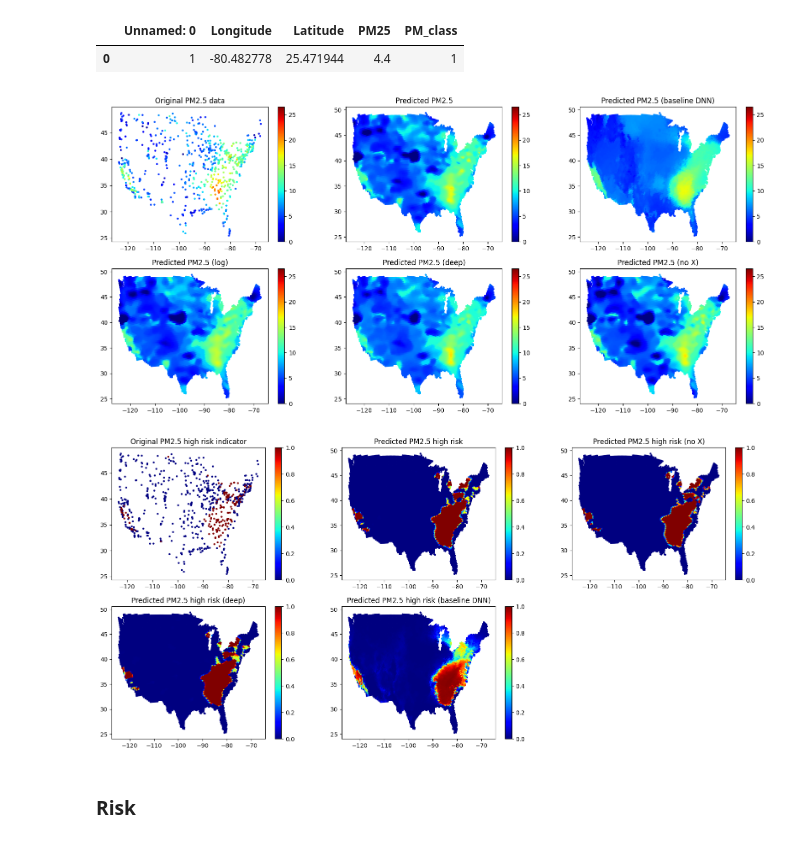
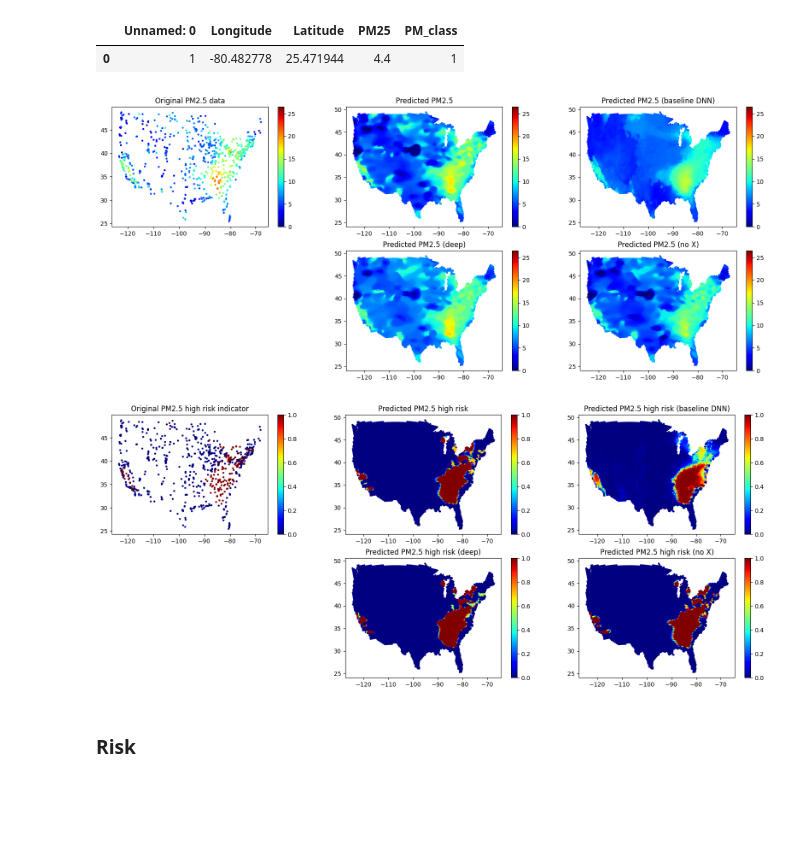
Before and after one commit to rnjsgjswjd/DeepKriging, a Jupyter notebook: Application_Study.ipynb, the cells around one changed output. Cells and saved outputs as stored; diff of their text form; code cells hidden in the pictures; blank space fills up the shorter version.

```diff
--- a/Application_Study.ipynb
+++ b/Application_Study.ipynb
@@ -1198,9 +1153,6 @@ s = np.vstack((lon, lat)).T
 
 ## 예측값 저장
 PM25_pred_combine = np.concatenate((s, normalized_X_pred, PM25_pred), axis=1) # DeepKriging 예측값 저장
-
-PM25_pred_log_back = np.exp(PM25_pred_log)-1 # DeepKriging 예측값 역변환
-PM25_pred_log_combine = np.concatenate((s, normalized_X_pred, PM25_pred_log_back), axis=1) # 수정된 DeepKriging 예측값 저장: 재변환
 
 PM25_pred_deep_combine = np.concatenate((s, normalized_X_pred, PM25_pred_deep), axis=1) # DeepKriging with deeper hidden layers 예측값 저장
 
@@ -1238,7 +1190,7 @@ vmax = max(df2['PM25'].max(), PM25_pred.max(), PM25_pred_log_back.max(), PM25_pr
 cmap = 'jet'
 s=5
 
-fig, axs = plt.subplots(2, 3, figsize=(20,9))
+fig, axs = plt.subplots(2, 3, figsize=(20,8))
 
 # 원자료 시각화
 sc1 = axs[0, 0].scatter(df2.values[:,1], df2.values[:,2], c=df2.values[:,3], s=s, cmap=cmap, vmin=vmin, vmax=vmax )
@@ -1246,49 +1198,45 @@ axs[0, 0].set_title('Original PM2.5 data')
 axs[0, 0].set_xlabel('')
 axs[0, 0].set_ylabel('')
 fig.colorbar(sc1, ax=axs[0, 0])
 
 # PM2.5 예측값 시각화
 sc2 = axs[0, 1].scatter(PM25_pred_combine[:,0], PM25_pred_combine[:,1], c=PM25_pred_combine[:,8], s=s, cmap=cmap, vmin=vmin, vmax=vmax)
 axs[0, 1].set_title('Predicted PM2.5')
 axs[0, 1].set_xlabel('')
 axs[0, 1].set_ylabel('')
-fig.colorbar(sc2, ax=axs[0, 1])
-
-# 로그변환 시각화
-sc3 = axs[1, 0].scatter(PM25_pred_log_combine[:,0], PM25_pred_log_combine[:,1], c=PM25_pred_log_combine[:,8], s=s, cmap=cmap, vmin=vmin, vmax=vmax)
-axs[1, 0].set_title('Predicted PM2.5 (log)')
-axs[1, 0].set_xlabel('')
-axs[1, 0].set_ylabel('')
-fig.colorbar(sc3, ax=axs[1, 0])
+fig.colorbar(sc1, ax=axs[0, 1])
 
 # 더 깊은 모형 시각화
 sc4 = axs[1, 1].scatter(PM25_pred_deep_combine[:,0], PM25_pred_deep_combine[:,1], c=PM25_pred_deep_combine[:,8], s=s, cmap=cmap, vmin=vmin, vmax=vmax)
 axs[1, 1].set_title('Predicted PM2.5 (deep)')
 axs[1, 1].set_xlabel('')
 axs[1, 1].set_ylabel('')
-fig.colorbar(sc4, ax=axs[1, 1])
+fig.colorbar(sc1, ax=axs[1, 1])
 
 # Baseline DNN 시각화
 sc5 = axs[0, 2].scatter(PM25_pred_base_combine[:,0], PM25_pred_base_combine[:,1], c=PM25_pred_base_combine[:,8], s=s, cmap=cmap, vmin=vmin, vmax=vmax)
 axs[0, 2].set_title('Predicted PM2.5 (baseline DNN)')
 axs[0, 2].set_xlabel('')
 axs[0, 2].set_ylabel('')
-fig.colorbar(sc5, ax=axs[0, 2])
+fig.colorbar(sc1, ax=axs[0, 2])
 
 # Baseline DNN No X 시각화
 sc6 = axs[1, 2].scatter(PM25_pred_nx_combine[:,0], PM25_pred_nx_combine[:,1], c=PM25_pred_nx_combine[:,2], s=s, cmap=cmap, vmin=vmin, vmax=vmax)
 axs[1, 2].set_title('Predicted PM2.5 (no X)')
 axs[1, 2].set_xlabel('')
 axs[1, 2].set_ylabel('')
-fig.colorbar(sc6, ax=axs[1, 2])
+fig.colorbar(sc1, ax=axs[1, 2])
+
+# 남은 한칸 공백으로 설정
+axs[1, 0].axis('off')
 
 plt.show()
 # %% [output]
-[figure, old version]
+[figure, new version]
 # %%
 # Classification 결과 시각화
-
-fig, axs = plt.subplots(2, 3, figsize=(20,9))
+cmap = 'jet'
+fig, axs = plt.subplots(2, 3, figsize=(20,8))
 
 # PM2.5 class 관측값 시각화
 scp1 = axs[0, 0].scatter(df2.values[:,1], df2.values[:,2], c=df2.values[:,4]-1, s=s, cmap=cmap, vmin=0, vmax=1)
@@ -1306,31 +1254,31 @@ axs[0, 1].set_ylabel('')
 fig.colorbar(scp2, ax=axs[0, 1])
 
 # DeepKriging with deeper hidden layers class 예측값 시각화
-scp3 = axs[1, 0].scatter(PM25_pred_deep_class_combine[:,0], PM25_pred_deep_class_combine[:,1], c=PM25_pred_deep_class_combine[:,8], s=s, cmap=cmap, vmin=0, vmax=1)
-axs[1, 0].set_title('Predicted PM2.5 high risk (deep)')
-axs[1, 0].set_xlabel('')
-axs[1, 0].set_ylabel('')
-fig.colorbar(scp3, ax=axs[1, 0])
+scp3 = axs[1, 1].scatter(PM25_pred_deep_class_combine[:,0], PM25_pred_deep_class_combine[:,1], c=PM25_pred_deep_class_combine[:,8], s=s, cmap=cmap, vmin=0, vmax=1)
+axs[1, 1].set_title('Predicted PM2.5 high risk (deep)')
+axs[1, 1].set_xlabel('')
+axs[1, 1].set_ylabel('')
+fig.colorbar(scp3, ax=axs[1, 1])
 
 # Baseline DNN class 예측값 시각화
-scp4 = axs[1, 1].scatter(PM25_pred_base_class_combine[:,0], PM25_pred_base_class_combine[:,1], c=PM25_pred_base_class_combine[:,8], s=s, cmap=cmap, vmin=0, vmax=1)
-axs[1, 1].set_title('Predicted PM2.5 high risk (baseline DNN)')
-axs[1, 1].set_xlabel('')
-axs[1, 1].set_ylabel('')
-fig.colorbar(scp4, ax=axs[1, 1])
+scp4 = axs[0, 2].scatter(PM25_pred_base_class_combine[:,0], PM25_pred_base_class_combine[:,1], c=PM25_pred_base_class_combine[:,8], s=s, cmap=cmap, vmin=0, vmax=1)
+axs[0, 2].set_title('Predicted PM2.5 high risk (baseline DNN)')
+axs[0, 2].set_xlabel('')
+axs[0, 2].set_ylabel('')
+fig.colorbar(scp4, ax=axs[0, 2])
 
 # Baseline DNN No X class 예측값 시각화
-scp5 = axs[0, 2].scatter(PM25_pred_nx_class_combine[:,0], PM25_pred_nx_class_combine[:,1], c=PM25_pred_nx_class_combine[:,2], s=s, cmap=cmap, vmin=0, vmax=1)
-axs[0, 2].set_title('Predicted PM2.5 high risk (no X)')
-axs[0, 2].set_xlabel('')
-axs[0, 2].set_ylabel('')
-fig.colorbar(scp5, ax=axs[0, 2])
+scp5 = axs[1, 2].scatter(PM25_pred_nx_class_combine[:,0], PM25_pred_nx_class_combine[:,1], c=PM25_pred_nx_class_combine[:,2], s=s, cmap=cmap, vmin=0, vmax=1)
+axs[1, 2].set_title('Predicted PM2.5 high risk (no X)')
+axs[1, 2].set_xlabel('')
+axs[1, 2].set_ylabel('')
+fig.colorbar(scp5, ax=axs[1, 2])
 
-axs[1, 2].axis('off')
+axs[1, 0].axis('off')
 
 plt.show()
 # %% [output]
-[figure, old version]
+[figure, new version]
 # %% [markdown]
 ### Risk
 # %%
```
Also changed, not shown: parts of 18 cells of this notebook, 3 other files.
